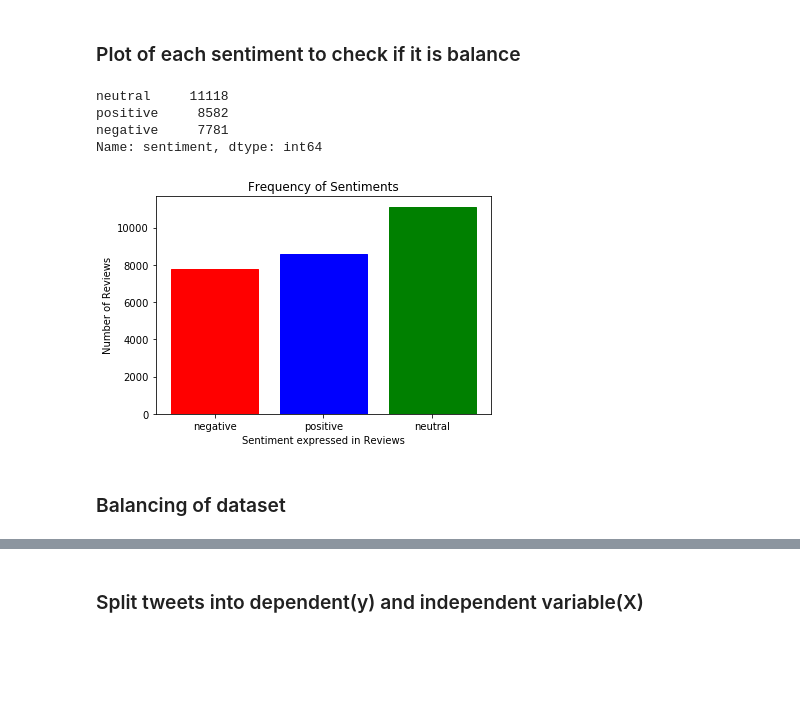
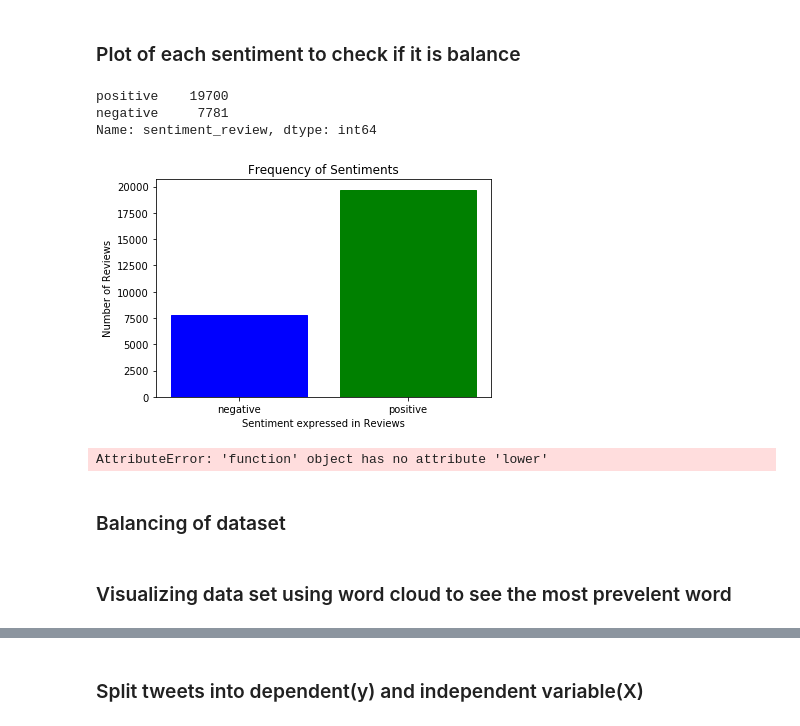
Before and after one commit to cisco00/Twitter_Sentiment_Analysis, a Jupyter notebook: tweets.ipynb, the cells around one changed output, grey strips where cells are left out. Cells and saved outputs as stored; diff of their text form; code cells hidden in the pictures; blank space fills up the shorter version.

```diff
--- a/tweets.ipynb
+++ b/tweets.ipynb
@@ -18,7 +27,7 @@ warnings.filterwarnings("ignore")
 # %% [markdown]
 ### Loading twitter Dataset
 # %%
-twitter = pd.read_csv("train.csv")
+twitter = pd.read_csv("tweets.csv")
 twitter.head()
 # %% [output]
 |  | textID | text | selected_text | sentiment |
@@ -57,6 +69,8 @@ sentiment        0
 dtype: int64
 # %%
 tweet["length"] = tweet['text'].apply(lambda X: len(str(X).split(' ')))
+# %%
+tweet['sentiment_review'] = tweet['sentiment'].map({'positive':'positive', 'neutral':'positive', 'negative':'negative'})
 # %%
 tweet
 # %% [output]
@@ -86,5 +100,5 @@ plt.bar(np.arange(len(unique_lengths)), unique_lengths)
 # %%
-columns = ['textID']
+columns = ['textID', 'sentiment']
 tweet.drop(columns, inplace=True, axis=1)
 # %%
 tweet
@@ -135,28 +145,31 @@ array([  8,  11,   5,   6,  15,  12,  14,   2,   4,  24,  10,  27,  13,
 # %% [markdown]
 ### Plot of each sentiment to check if it is balance
 # %%
-Index = [2, 1, 0]
+Index = [1, 0]
 
-print(tweet["sentiment"].value_counts())
+print(tweet["sentiment_review"].value_counts())
 print()
 
-barlist = plt.bar(Index, tweet["sentiment"].value_counts())
+barlist = plt.bar(Index, tweet["sentiment_review"].value_counts())
 
 plt.title("Frequency of Sentiments")
-plt.xticks(Index, ['neutral','positive', 'negative'])
+plt.xticks(Index, ['positive', 'negative'])
 plt.ylabel('Number of Reviews')
 plt.xlabel('Sentiment expressed in Reviews')
 
-barlist[Index[2]].set_color('green')
-barlist[Index[1]].set_color('blue')
-barlist[Index[0]].set_color('red')
+barlist[Index[1]].set_color('green')
+barlist[Index[0]].set_color('blue')
+# barlist[Index[0]].set_color('red')
 plt.show()
 # %% [output]
-neutral     11118
-positive     8582
+positive    19700
 negative     7781
-Name: sentiment, dtype: int64
+Name: sentiment_review, dtype: int64
-[figure, old version]
+[figure, new version]
+# %%
+tweet['text_review'] = tweet['selected_text'].apply(clean_text)
+# %% [output]
+AttributeError: 'function' object has no attribute 'lower'
 # %% [markdown]
 ### Balancing of dataset
 # %%
@@ -174,0 +188,2 @@ axis.set_ylabels("sentiment")
+# %% [markdown]
+### Visualizing data set using word cloud to see the most prevelent word
```
Also changed, not shown: parts of 23 cells of this notebook, 2 other files.
